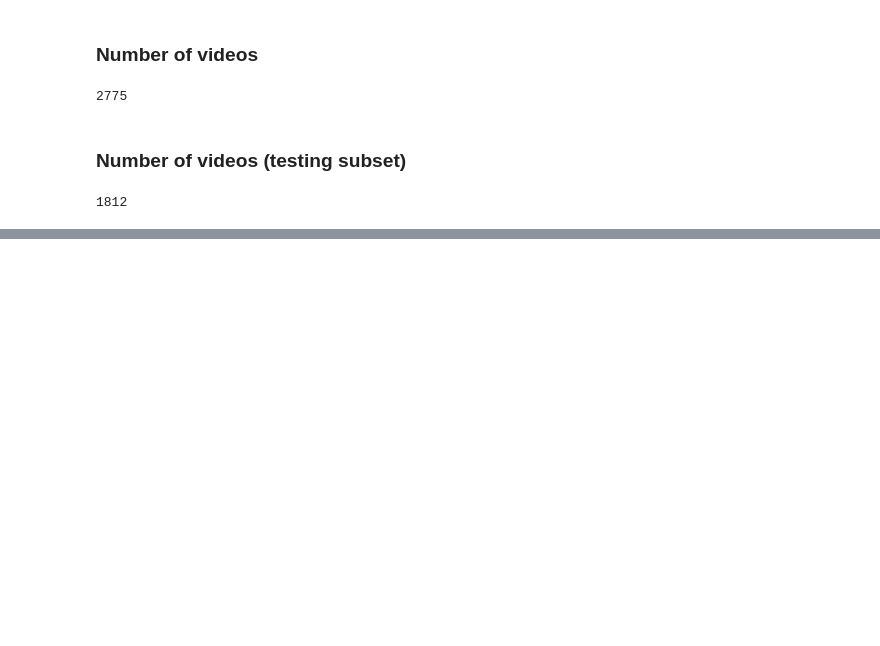
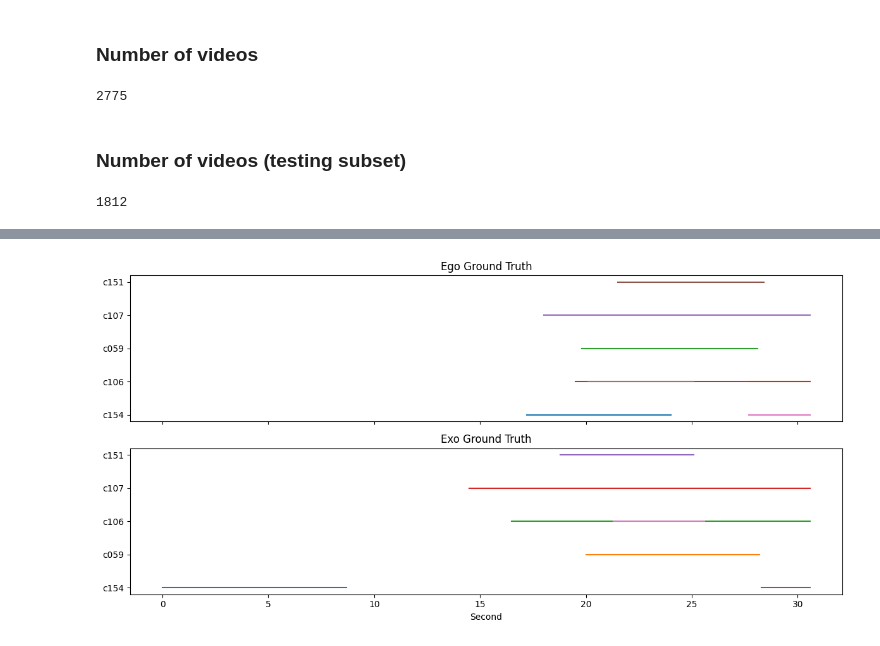
Before and after one commit to dangtna1/THUMOS-14_TAD, a Jupyter notebook: notebooks/charades_complete_exo_ego_wise.ipynb, the cells around one changed output, grey strips where cells are left out. Saved outputs shown, nothing was run; the diff lists cells and outputs as text; code cells hidden in the pictures; blank space fills up the shorter version.

```diff
--- a/notebooks/charades_complete_exo_ego_wise.ipynb
+++ b/notebooks/charades_complete_exo_ego_wise.ipynb
@@ -294,0 +317,22 @@ pd.concat([exo_most_common_gt_testing, ego_most_common_gt_testing])['video_id'].
+# %%
+def plot_ego_vs_exo(ego_df, exo_df, video_id, confidence_threshold=0.04):
+    ego_video = ego_df[(ego_df["video_id"] == video_id + "EGO")]
+    exo_video = exo_df[(exo_df["video_id"] == video_id)]
+
+    fig, ax = plt.subplots(2, 1, figsize=(12, 6), sharex=True)
+
+    for _, row in ego_video.iterrows():
+        ax[0].plot([row["start"], row["end"]], [row["label"]] * 2)
+    ax[0].set_title("Ego Ground Truth")
+
+    for _, row in exo_video.iterrows():
+        ax[1].plot([row["start"], row["end"]], [row["label"]] * 2)
+    ax[1].set_title("Exo Ground Truth")
+
+    plt.xlabel("Second")
+    plt.tight_layout()
+    plt.show()
+# %%
+plot_ego_vs_exo(ego_most_common_gt, exo_most_common_gt, video_id="WNBBV")
+# %% [output]
+[figure, added]
```
Also changed, not shown: parts of 13 cells of this notebook, 1 other file.
